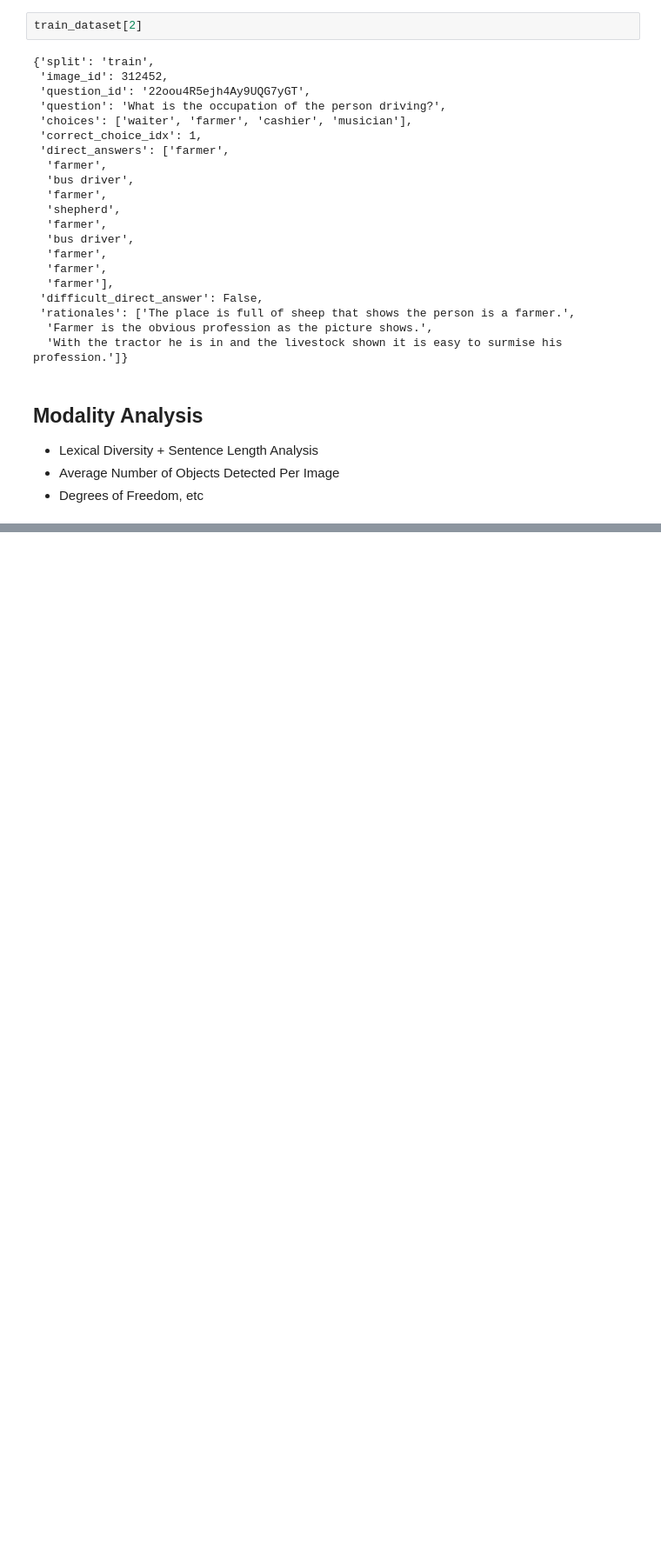
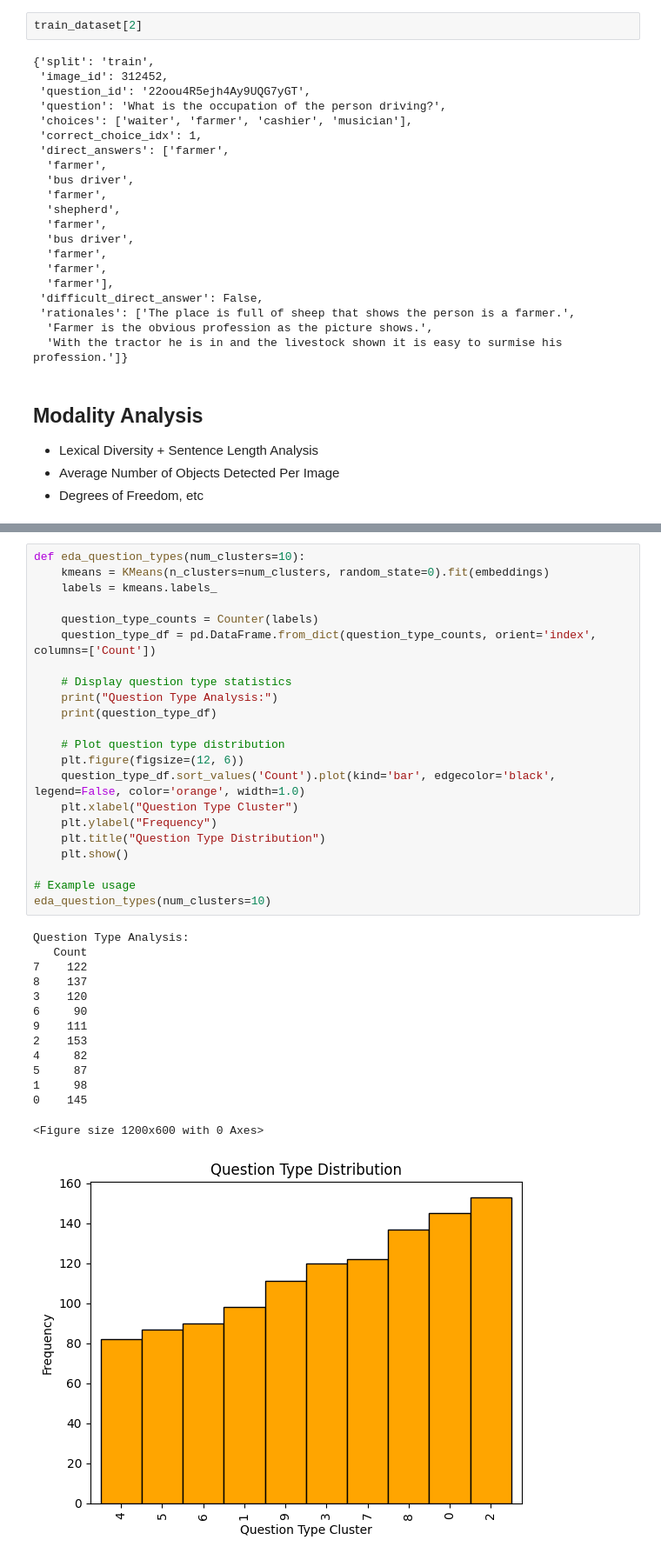
Before and after one commit to Zachary-Wenhao/MLLM-AOKVQA, a Jupyter notebook: eda.ipynb, the cells around one changed output, grey strips where cells are left out. Shown at 87% size. Drawn from its saved outputs; the diff is of its cells as text; blank space fills up the shorter version.

```diff
--- a/eda.ipynb
+++ b/eda.ipynb
@@ -189,0 +228,37 @@ KeyboardInterrupt:
+# %%
+def eda_question_types(num_clusters=10):
+    kmeans = KMeans(n_clusters=num_clusters, random_state=0).fit(embeddings)
+    labels = kmeans.labels_
+
+    question_type_counts = Counter(labels)
+    question_type_df = pd.DataFrame.from_dict(question_type_counts, orient='index', columns=['Count'])
+
+    # Display question type statistics
+    print("Question Type Analysis:")
+    print(question_type_df)
+
+    # Plot question type distribution
+    plt.figure(figsize=(12, 6))
+    question_type_df.sort_values('Count').plot(kind='bar', edgecolor='black', legend=False, color='orange', width=1.0)
+    plt.xlabel("Question Type Cluster")
+    plt.ylabel("Frequency")
+    plt.title("Question Type Distribution")
+    plt.show()
+
+# Example usage
+eda_question_types(num_clusters=10)
+# %% [output]
+Question Type Analysis:
+   Count
+7    122
+8    137
+3    120
+6     90
+9    111
+2    153
+4     82
+5     87
+1     98
+0    145
+<Figure size 1200x600 with 0 Axes>
+[figure, added]
```
Also changed, not shown: parts of 4 cells of this notebook.
